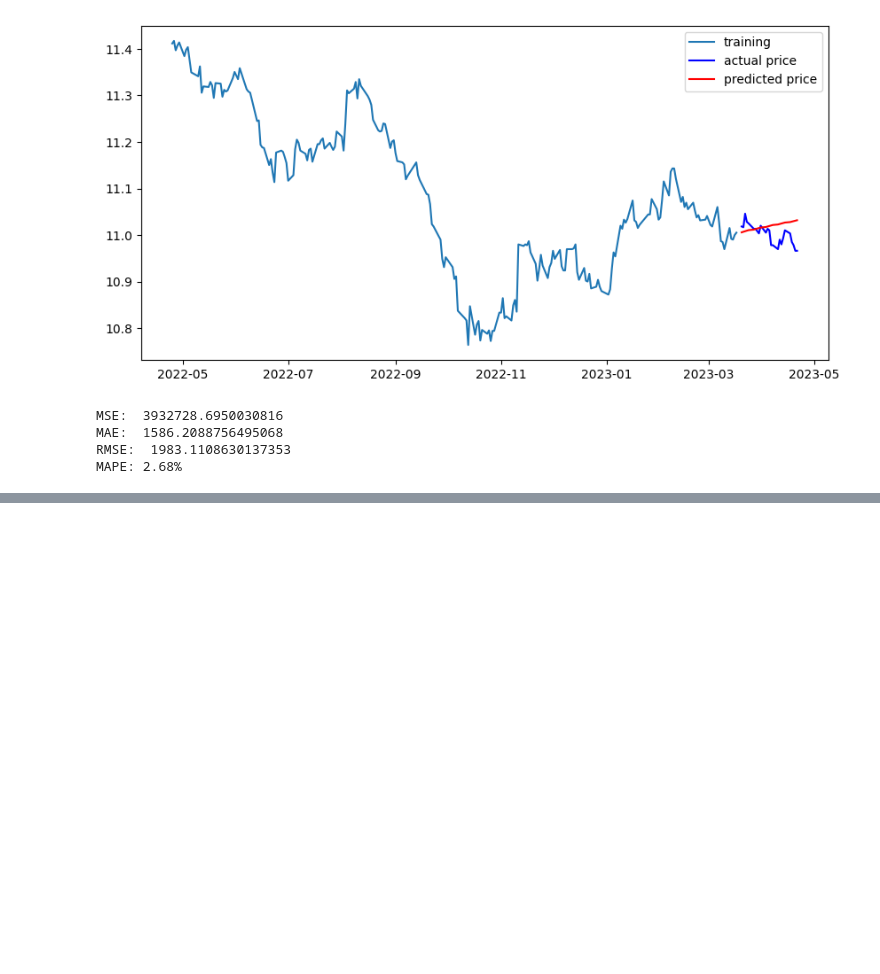
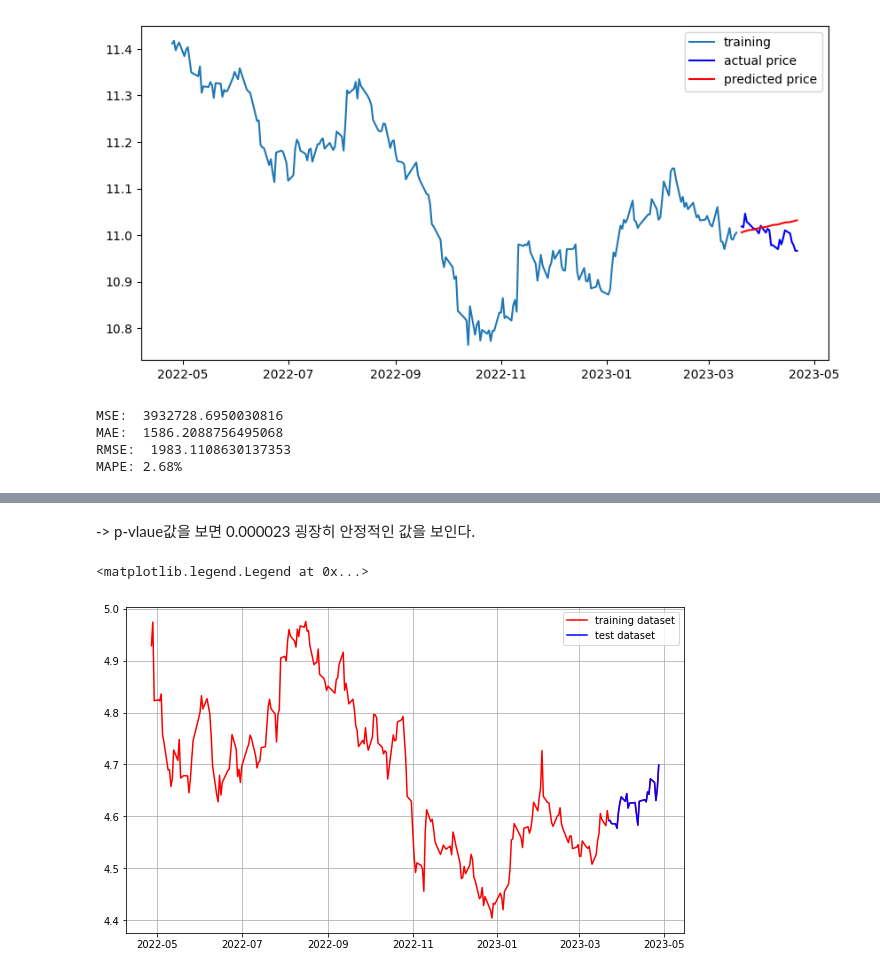
Before and after one commit to jangddu/first-repository, a Jupyter notebook: Project_Assignment/8th_Predict_Stock.ipynb, the cells around one changed output, grey strips where cells are left out. Cells and saved outputs as stored; diff of their text form; code cells hidden in the pictures; blank space fills up the shorter version.

```diff
--- a/Project_Assignment/8th_Predict_Stock.ipynb
+++ b/Project_Assignment/8th_Predict_Stock.ipynb
@@ -502,0 +519,16 @@ MAPE: 2.68%
+# %%
+import pandas
+import sklearn
+import statsmodels
+
+import numpy as np
+import pandas as pd
+import matplotlib.pyplot as plt
+import os
+
+# Time Series 생성
+dataset_filepath = os.getenv('HOME') + '/aiffel/stock_prediction/data/AMZN.csv'
+df = pd.read_csv(dataset_filepath, index_col='Date', parse_dates=True)
+ts = df['Close']
+
+ts.head()
@@ -502,0 +634,12 @@ MAPE: 2.68%
+# %% [markdown]
+-> p-vlaue값을 보면 0.000023 굉장히 안정적인 값을 보인다.
+# %%
+train_data, test_data = ts_log[:int(len(ts_log)*0.9)], ts_log[int(len(ts_log)*0.9):]
+plt.figure(figsize=(10,6))
+plt.grid(True)
+plt.plot(ts_log, c='r', label='training dataset')  # train_data를 적용하면 그래프가 끊어져 보이므로 자연스러운 연출을 위해 ts_log를 선택
+plt.plot(test_data, c='b', label='test dataset')
+plt.legend()
+# %% [output]
+<matplotlib.legend.Legend at 0x...>
+[figure, added]
```
Also changed, not shown: parts of 40 cells of this notebook.
